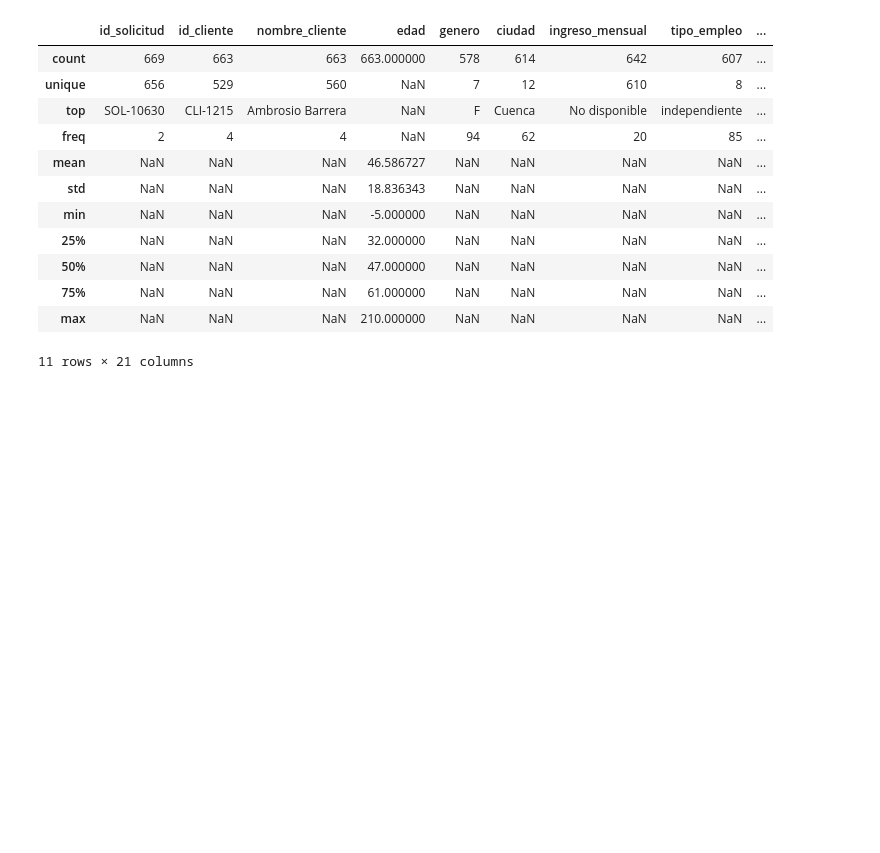
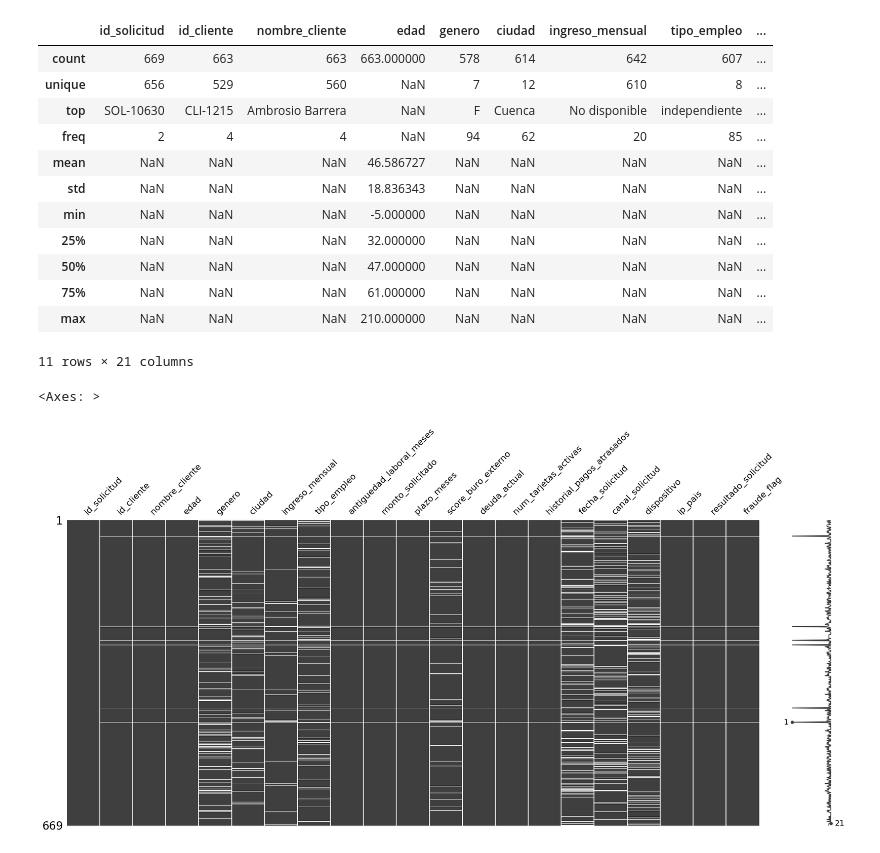
Before and after one commit to ritterb64/NeoCredit_LimpiezaDatos, a Jupyter notebook: NeoCredit_LimpizaDatos.ipynb, the cells around one changed output. Drawn from its saved outputs; the diff is of its cells as text; code cells hidden in the pictures; blank space fills up the shorter version.

Commit message:
Grafica Patrón de valores

```diff
--- a/NeoCredit_LimpizaDatos.ipynb
+++ b/NeoCredit_LimpizaDatos.ipynb
@@ -76,3 +76,11 @@ df.describe(include="all")
 | 75% | NaN | NaN | NaN | 61.000000 | NaN | NaN | NaN | NaN | ... |
 | max | NaN | NaN | NaN | 210.000000 | NaN | NaN | NaN | NaN | ... |
 11 rows × 21 columns
+# %%
+#Patron de valores
+msno.matrix(df)
+#se demuestra graficamente que las las columnas con mayor cantidad
+#de datos faltantes
+# %% [output]
+<Axes: >
+[figure, added]
```
